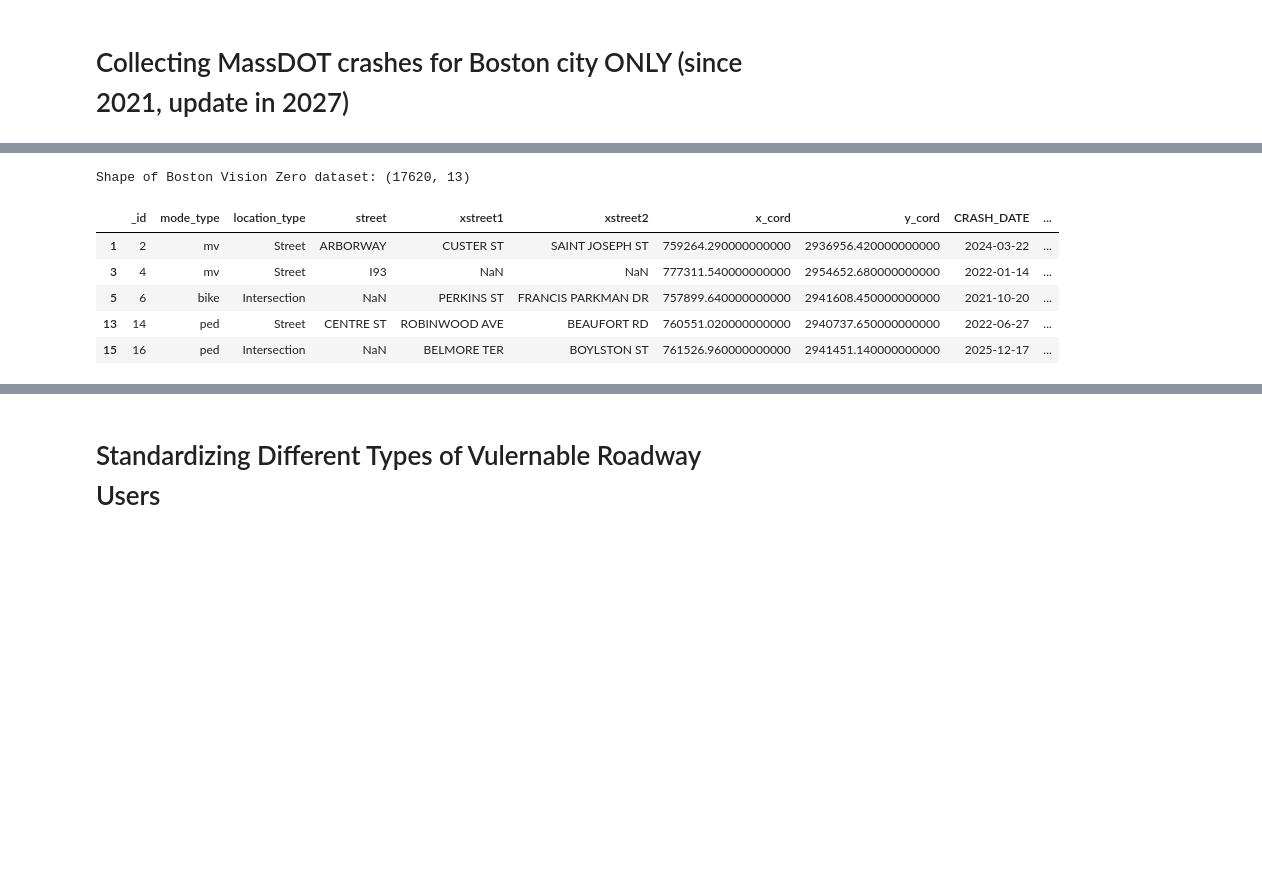
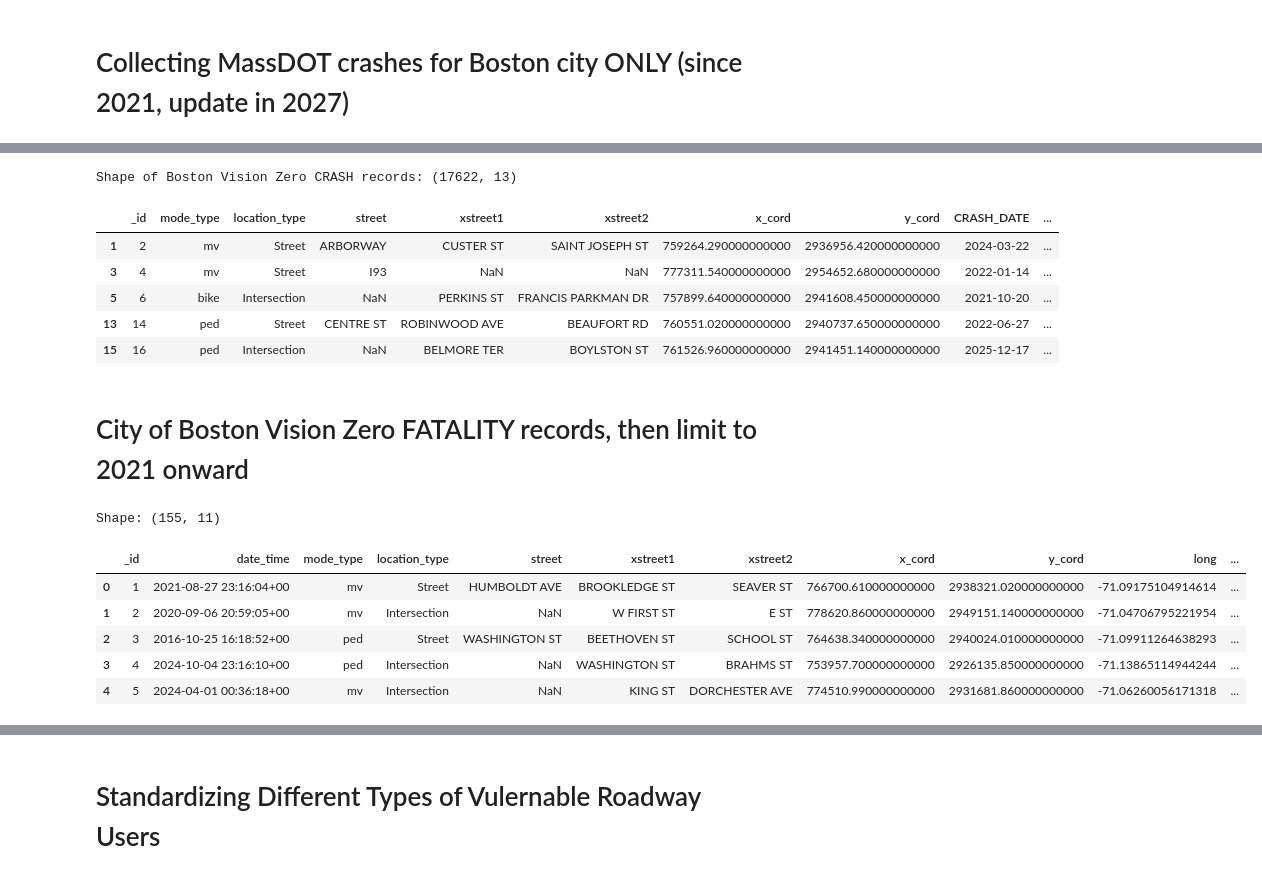
Before and after one commit to JackDougherty/mass-crash-map, a Jupyter notebook: data/boston-city-merge-clean.ipynb, the cells around one changed output, grey strips where cells are left out. Drawn from its saved outputs; the diff is of its cells as text; code cells hidden in the pictures; blank space fills up the shorter version.

Commit message:
updated testing data; removed boston-city layer

```diff
--- a/data/boston-city-merge-clean.ipynb
+++ b/data/boston-city-merge-clean.ipynb
@@ -166,14 +168,68 @@ df['LON'] = pd.to_numeric(df['LON'], errors='coerce')
 df['CITY_TOWN_NAME'] = 'BOSTON'
 df = df[pd.to_datetime(df["dispatch_ts"]).dt.year >=2021]
 df = df.drop(columns=["lat", "long","dispatch_ts"])
-bvz_crashes = df
-print("Shape of Boston Vision Zero dataset:",bvz_crashes.shape)
-bvz_crashes.head()
+bvz_crash = df
+print("Shape of Boston Vision Zero CRASH records:",bvz_crash.shape)
+bvz_crash.head()
 # %% [output]
-Shape of Boston Vision Zero dataset: (17620, 13)
+Shape of Boston Vision Zero CRASH records: (17622, 13)
 |  | _id | mode_type | location_type | street | xstreet1 | xstreet2 | x_cord | y_cord | CRASH_DATE | ... |
 | 1 | 2 | mv | Street | ARBORWAY | CUSTER ST | SAINT JOSEPH ST | 759264.290000000000 | 2936956.420000000000 | 2024-03-22 | ... |
 | 3 | 4 | mv | Street | I93 | NaN | NaN | 777311.540000000000 | 2954652.680000000000 | 2022-01-14 | ... |
 | 5 | 6 | bike | Intersection | NaN | PERKINS ST | FRANCIS PARKMAN DR | 757899.640000000000 | 2941608.450000000000 | 2021-10-20 | ... |
 | 13 | 14 | ped | Street | CENTRE ST | ROBINWOOD AVE | BEAUFORT RD | 760551.020000000000 | 2940737.650000000000 | 2022-06-27 | ... |
 | 15 | 16 | ped | Intersection | NaN | BELMORE TER | BOYLSTON ST | 761526.960000000000 | 2941451.140000000000 | 2025-12-17 | ... |
+# %% [markdown]
+# City of Boston Vision Zero FATALITY records, then limit to 2021 onward
+# %%
+package_url = "https://data.boston.gov/api/3/action/package_show"
+dataset_id = "vision-zero-fatality-records"
+
+package = requests.get(package_url, params={"id": dataset_id}).json()["result"]
+
+resource_id = None
+
+for r in package["resources"]:
+
+    if r.get("datastore_active"):
+        resource_id = r["id"]
+        break
+
+if not resource_id:
+    raise Exception("No datastore-enabled resource found.")
+
+datastore_url = "https://data.boston.gov/api/3/action/datastore_search"
+
+limit = 5000
+offset = 0
+all_records = []
+
+while True:
+
+    params = {
+        "resource_id": resource_id,
+        "limit": limit,
+        "offset": offset
+    }
+
+    response = requests.get(datastore_url, params=params).json()
+    records = response["result"]["records"]
+
+    all_records.extend(records)
+
+    if len(records) < limit:
+        break
+
+    offset += limit
+
+df = pd.DataFrame(all_records)
+print("Shape:",df.shape)
+df.head()
+# %% [output]
+Shape: (155, 11)
+|  | _id | date_time | mode_type | location_type | street | xstreet1 | xstreet2 | x_cord | y_cord | long | ... |
+| 0 | 1 | 2021-08-27 23:16:04+00 | mv | Street | HUMBOLDT AVE | BROOKLEDGE ST | SEAVER ST | 766700.610000000000 | 2938321.020000000000 | -71.09175104914614 | ... |
+| 1 | 2 | 2020-09-06 20:59:05+00 | mv | Intersection | NaN | W FIRST ST | E ST | 778620.860000000000 | 2949151.140000000000 | -71.04706795221954 | ... |
+| 2 | 3 | 2016-10-25 16:18:52+00 | ped | Street | WASHINGTON ST | BEETHOVEN ST | SCHOOL ST | 764638.340000000000 | 2940024.010000000000 | -71.09911264638293 | ... |
+| 3 | 4 | 2024-10-04 23:16:10+00 | ped | Intersection | NaN | WASHINGTON ST | BRAHMS ST | 753957.700000000000 | 2926135.850000000000 | -71.13865114944244 | ... |
+| 4 | 5 | 2024-04-01 00:36:18+00 | mv | Intersection | NaN | KING ST | DORCHESTER AVE | 774510.990000000000 | 2931681.860000000000 | -71.06260056171318 | ... |
```
Also changed, not shown: parts of 17 cells of this notebook, 10 other files.
